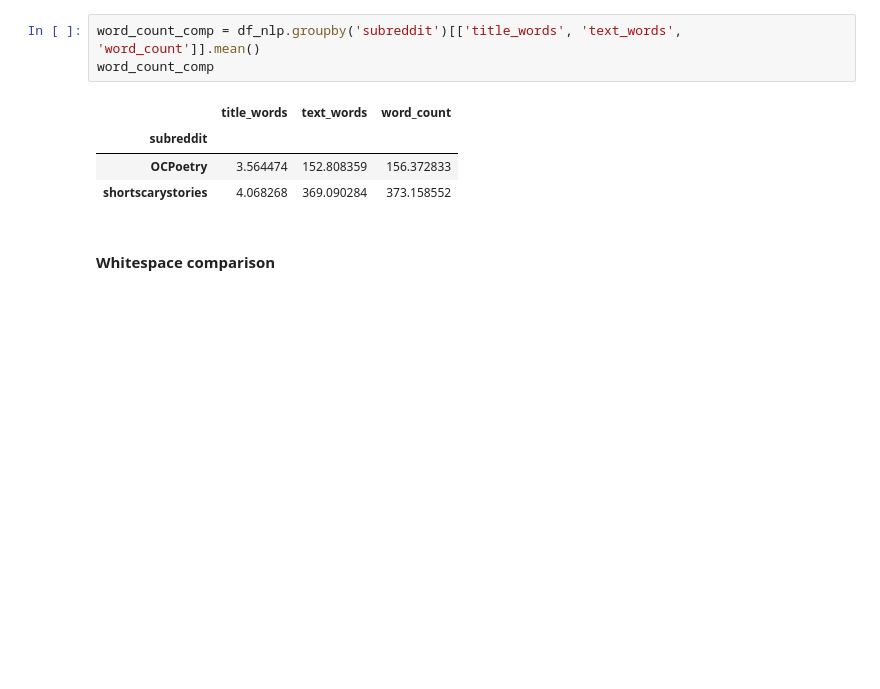
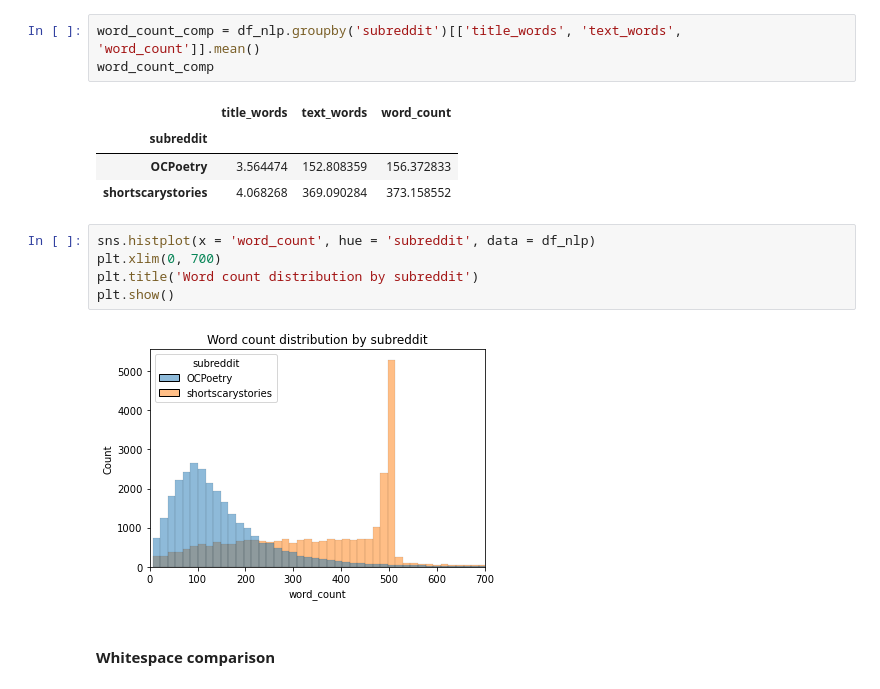
Before and after one commit to stevenlw-porpoise/Reddit-NLP-Classifier, a Jupyter notebook: EDA.ipynb, the cells around one changed output. Cells and saved outputs as stored; diff of their text form; blank space fills up the shorter version.

```diff
--- a/EDA.ipynb
+++ b/EDA.ipynb
@@ -568,6 +568,13 @@ word_count_comp
 | subreddit |  |  |  |
 | OCPoetry | 3.564474 | 152.808359 | 156.372833 |
 | shortscarystories | 4.068268 | 369.090284 | 373.158552 |
+# %%
+sns.histplot(x = 'word_count', hue = 'subreddit', data = df_nlp)
+plt.xlim(0, 700)
+plt.title('Word count distribution by subreddit')
+plt.show()
+# %% [output]
+[figure, added]
 # %% [markdown]
 #### Whitespace comparison
 # %%
```
Also changed, not shown: parts of 1 cell of this notebook, 1 other file.
